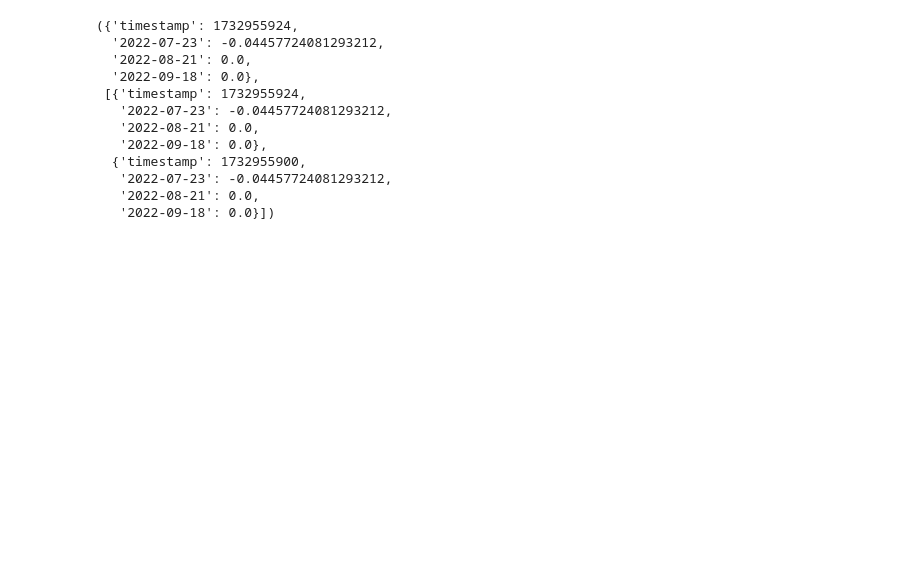
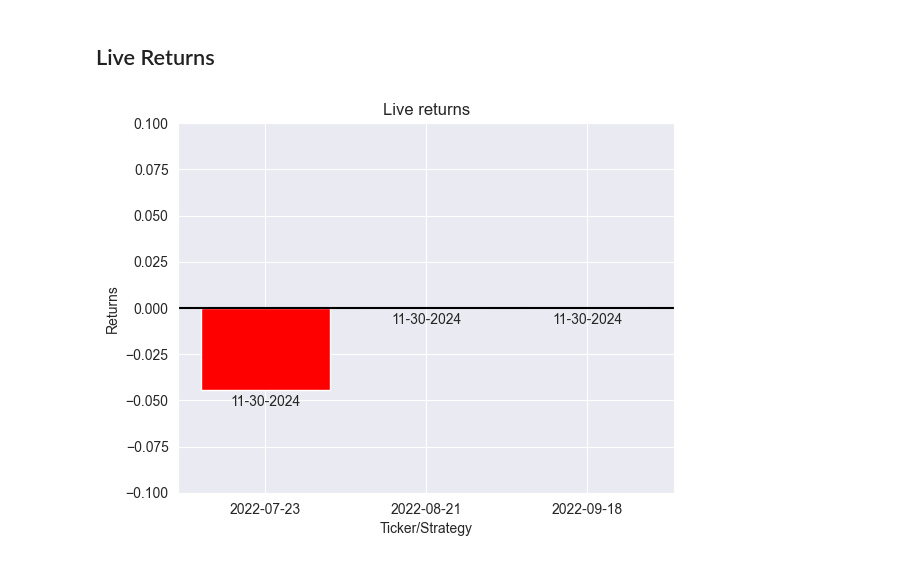
Before and after one commit to taiwofasae/algo-trading-m6, a Jupyter notebook: Dashboard.ipynb, the cells around one changed output. Saved outputs shown, nothing was run; the diff lists cells and outputs as text; code cells hidden in the pictures; blank space fills up the shorter version.

```diff
--- a/Dashboard.ipynb
+++ b/Dashboard.ipynb
@@ -9,15 +6,5 @@ today_live_prices, all_day_prices
-# %%
-today_live_returns, all_day_returns
-# %% [output]
-({'timestamp': 1732955924,
-  '2022-07-23': -0.04457724081293212,
-  '2022-08-21': 0.0,
-  '2022-09-18': 0.0},
- [{'timestamp': 1732955924,
-   '2022-07-23': -0.04457724081293212,
-   '2022-08-21': 0.0,
-   '2022-09-18': 0.0},
-  {'timestamp': 1732955900,
-   '2022-07-23': -0.04457724081293212,
-   '2022-08-21': 0.0,
-   '2022-09-18': 0.0}])
+# %%
+import seaborn as sns
+import matplotlib.pyplot as plt
+%matplotlib inline
+sns.set_style('darkgrid')
@@ -23,0 +13,2 @@ today_live_returns, all_day_returns
+# %% [markdown]
+## Live Returns
@@ -23,0 +17,37 @@ today_live_returns, all_day_returns
+# %%
+today_live_returns, all_day_returns = dashboard.STORAGE.returns.get()
+
+
+filter_keys = sorted([_ for _ in today_live_returns.keys() if _ not in ["timestamp"]])
+colors = ['g' if today_live_returns[x] > 0 else 'r' for x in filter_keys]
+plt.bar(filter_keys, [today_live_returns[x] for x in filter_keys], color=colors)
+plt.title('Live returns')
+plt.ylabel('Returns')
+plt.xlabel('Ticker/Strategy')
+plt.ylim(-0.1, 0.1)
+plt.axhline(y=0, color='k')
+
+ax = plt.gca()
+rects = ax.patches
+label_offset = 0.01
+label_signs = [1 if today_live_returns[x] > 0 else -1 for x in filter_keys]
+
+#today_live_returns['timestamp'] = datetime.now().timestamp()
+timestamp = datetime.fromtimestamp(today_live_returns['timestamp'])
+
+
+timestamp = timestamp.strftime('%H:%M:%S') if timestamp.date() == datetime.today().date() else timestamp.strftime('%m-%d-%Y')
+
+# Make some labels.
+labels = [timestamp for i in range(len(rects))]
+
+for rect, label, sign in zip(rects, labels, label_signs):
+    height = rect.get_height()
+    ax.text(
+        rect.get_x() + rect.get_width() / 2, height + sign*label_offset, label, ha="center", va="bottom"
+    )
+
+
+plt.show()
+# %% [output]
+[figure, added]
```
Also changed, not shown: parts of 8 cells of this notebook, 30 other files.
